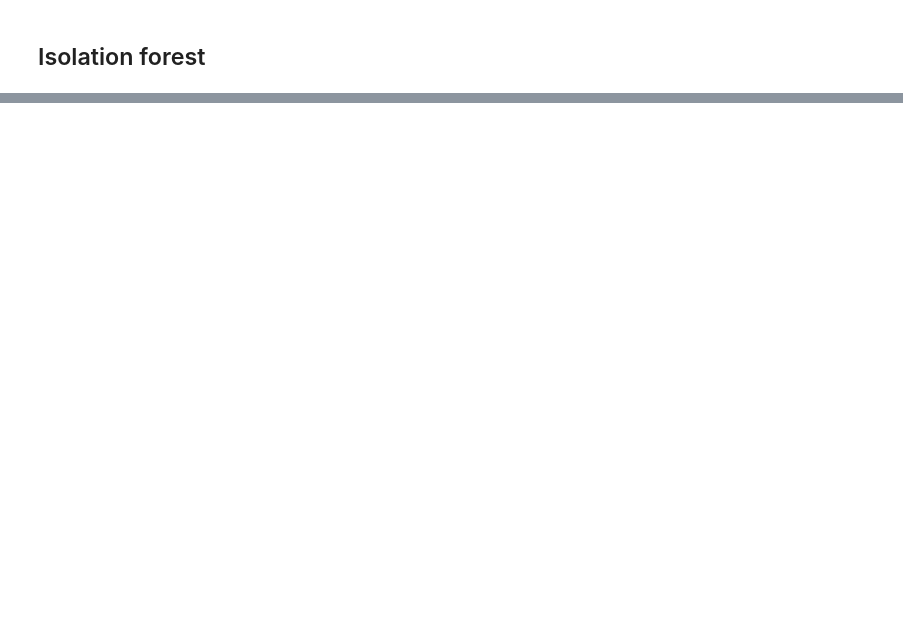
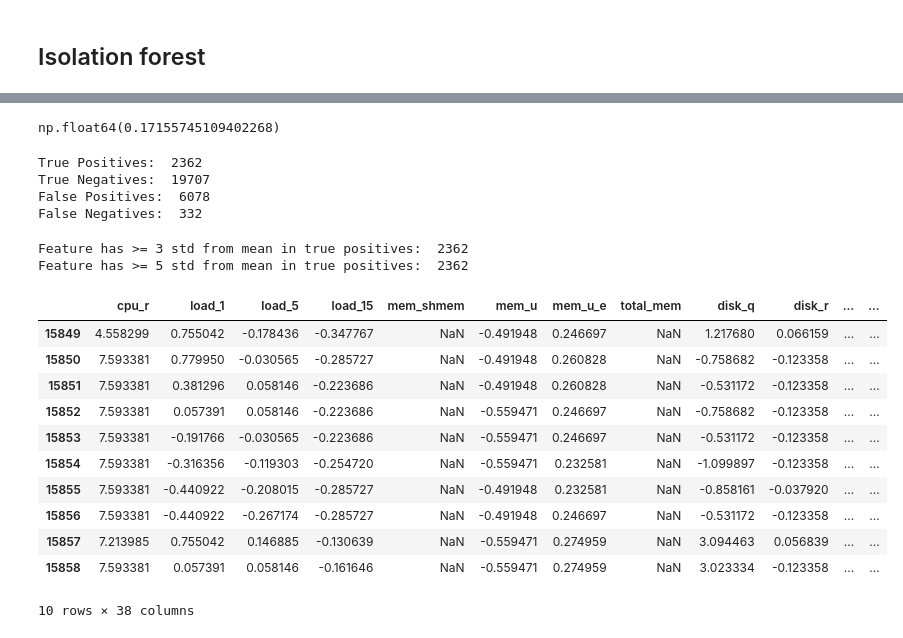
Before and after one commit to haiduongnguyen/Opstimus, a Jupyter notebook: experiments/exp02_SMD/run_exp02.ipynb, the cells around one changed output, grey strips where cells are left out. Cells and saved outputs as stored; diff of their text form; code cells hidden in the pictures; blank space fills up the shorter version.

```diff
--- a/experiments/exp02_SMD/run_exp02.ipynb
+++ b/experiments/exp02_SMD/run_exp02.ipynb
@@ -226,0 +258,55 @@ AUC-ROC of isolation forest:  0.8226006225600049
+# %%
+mean_values = training_data.mean()
+std_values = training_data.std()
+
+mean_values
+# %% [output]
+np.float64(0.17155745109402268)
+# %%
+lof_predictions
+
+test_label
+
+lof_tp_data = test_data[(lof_predictions == 1) & (test_label[0] == 1)]
+lof_tn_data = test_data[(lof_predictions == 0) & (test_label[0] == 0)]
+lof_fp_data = test_data[(lof_predictions == 1) & (test_label[0] == 0)]
+lof_fn_data = test_data[(lof_predictions == 0) & (test_label[0] == 1)]
+
+print("True Positives: ", len(lof_tp_data))
+print("True Negatives: ", len(lof_tn_data))
+print("False Positives: ", len(lof_fp_data))
+print("False Negatives: ", len(lof_fn_data))
+# %% [output]
+True Positives:  2362
+True Negatives:  19707
+False Positives:  6078
+False Negatives:  332
+# %%
+# calculate feature deviation for true positives
+lof_tp_deviation = (lof_tp_data - mean_values) / std_values
+
+lof_tp_deviation.head(2)
+
+print("Feature has >= 3 std from mean in true positives: ",
+      lof_tp_deviation[lof_tp_deviation.abs() >= 3].shape[0])
+
+print("Feature has >= 5 std from mean in true positives: ",
+      lof_tp_deviation[lof_tp_deviation.abs() >= 5].shape[0])
+# %% [output]
+Feature has >= 3 std from mean in true positives:  2362
+Feature has >= 5 std from mean in true positives:  2362
+# %%
+lof_tp_deviation.head(10)
+# %% [output]
+|  | cpu_r | load_1 | load_5 | load_15 | mem_shmem | mem_u | mem_u_e | total_mem | disk_q | disk_r | ... | ... |
+| 15849 | 4.558299 | 0.755042 | -0.178436 | -0.347767 | NaN | -0.491948 | 0.246697 | NaN | 1.217680 | 0.066159 | ... | ... |
+| 15850 | 7.593381 | 0.779950 | -0.030565 | -0.285727 | NaN | -0.491948 | 0.260828 | NaN | -0.758682 | -0.123358 | ... | ... |
+| 15851 | 7.593381 | 0.381296 | 0.058146 | -0.223686 | NaN | -0.491948 | 0.260828 | NaN | -0.531172 | -0.123358 | ... | ... |
+| 15852 | 7.593381 | 0.057391 | 0.058146 | -0.223686 | NaN | -0.559471 | 0.246697 | NaN | -0.758682 | -0.123358 | ... | ... |
+| 15853 | 7.593381 | -0.191766 | -0.030565 | -0.223686 | NaN | -0.559471 | 0.246697 | NaN | -0.531172 | -0.123358 | ... | ... |
+| 15854 | 7.593381 | -0.316356 | -0.119303 | -0.254720 | NaN | -0.559471 | 0.232581 | NaN | -1.099897 | -0.123358 | ... | ... |
+| 15855 | 7.593381 | -0.440922 | -0.208015 | -0.285727 | NaN | -0.491948 | 0.232581 | NaN | -0.858161 | -0.037920 | ... | ... |
+| 15856 | 7.593381 | -0.440922 | -0.267174 | -0.285727 | NaN | -0.491948 | 0.246697 | NaN | -0.531172 | -0.123358 | ... | ... |
+| 15857 | 7.213985 | 0.755042 | 0.146885 | -0.130639 | NaN | -0.559471 | 0.274959 | NaN | 3.094463 | 0.056839 | ... | ... |
+| 15858 | 7.593381 | 0.057391 | 0.058146 | -0.161646 | NaN | -0.559471 | 0.274959 | NaN | 3.023334 | -0.123358 | ... | ... |
+10 rows × 38 columns
```
Also changed, not shown: parts of 14 cells of this notebook.
